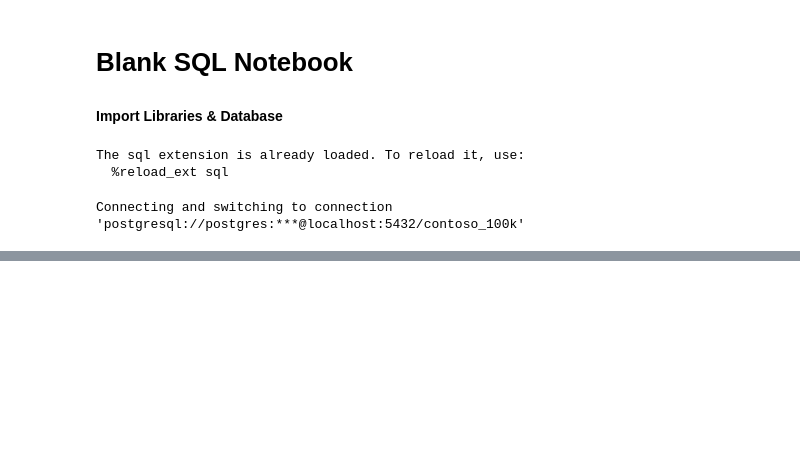
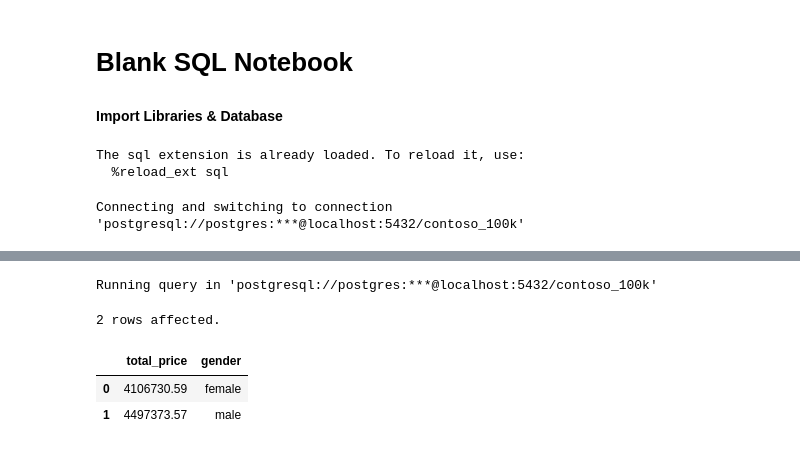
Before and after one commit to frank-hub/contoso_sql_analysis, a Jupyter notebook: Resources/Blank_SQL_Notebook.ipynb, the cells around one changed output, grey strips where cells are left out. Cells and saved outputs as stored; diff of their text form; code cells hidden in the pictures; blank space fills up the shorter version.

```diff
--- a/Resources/Blank_SQL_Notebook.ipynb
+++ b/Resources/Blank_SQL_Notebook.ipynb
@@ -58,0 +104,16 @@ Connecting and switching to connection 'postgresql://postgres:***@localhost:5432
+# %%
+%%sql
+
+SELECT
+  SUM(quantity * unitprice)AS total_price,
+  c.gender
+FROM sales s
+LEFT JOIN customer c ON s.customerkey = c.customerkey
+WHERE orderdate::date BETWEEN '2024-01-01' AND '2024-04-30'
+GROUP BY gender
+# %% [output]
+Running query in 'postgresql://postgres:***@localhost:5432/contoso_100k'
+2 rows affected.
+|  | total_price | gender |
+| 0 | 4106730.59 | female |
+| 1 | 4497373.57 | male |
```
Also changed, not shown: parts of 4 cells of this notebook.
